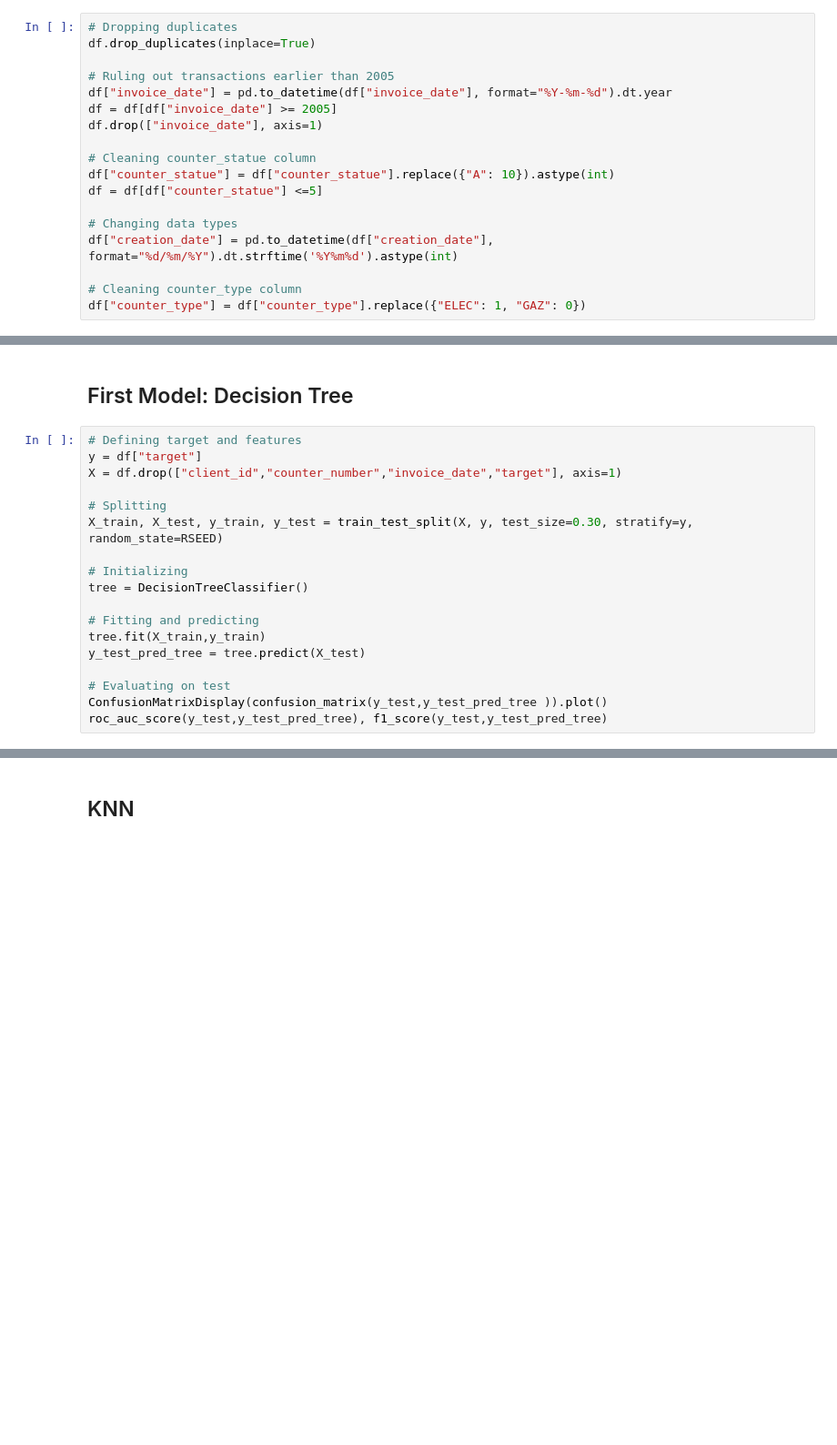
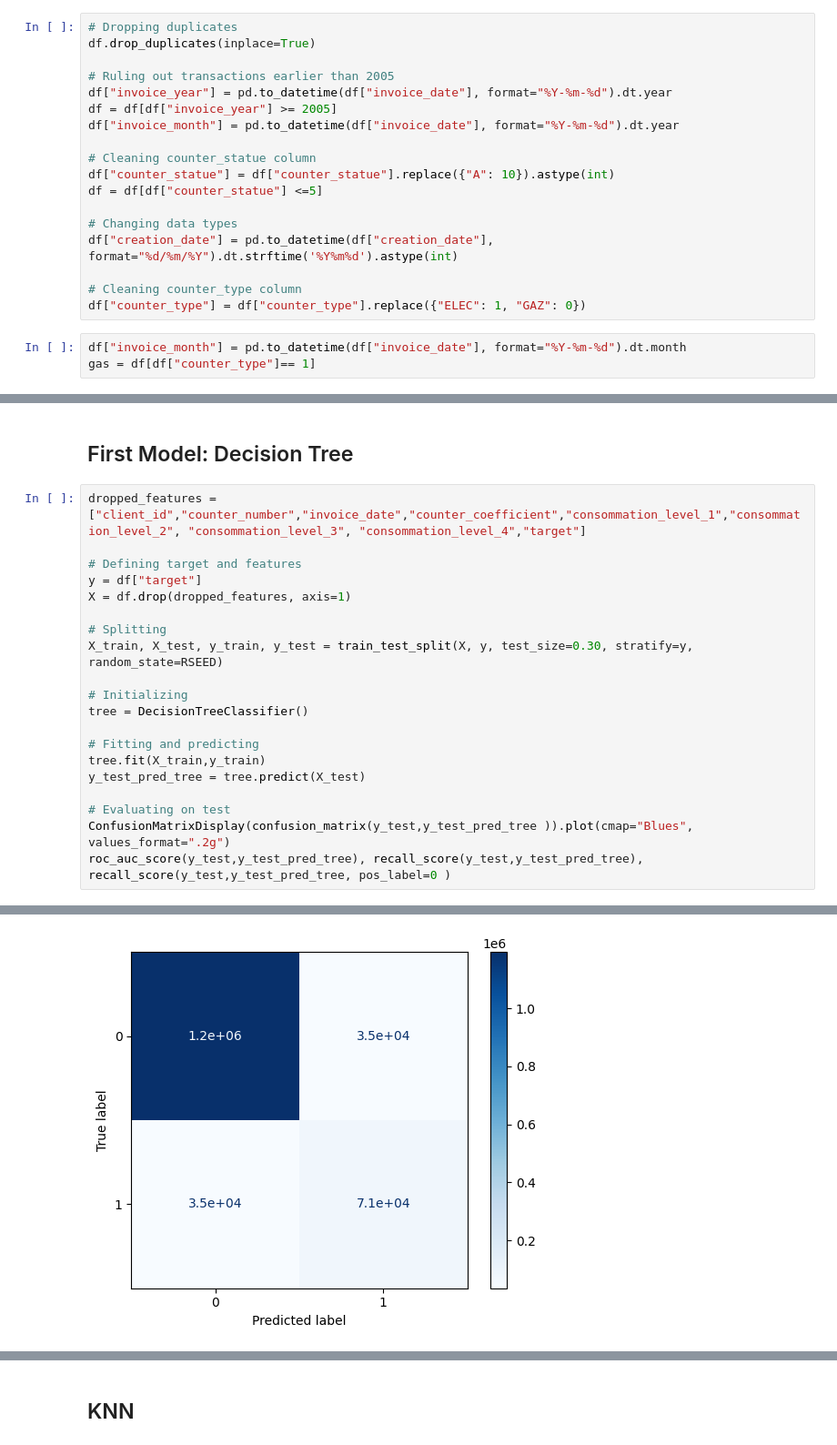
Before and after one commit to jottemka/ml_project_neuefische, a Jupyter notebook: EDA-and-modeling_jakob.ipynb, the cells around one changed output, grey strips where cells are left out. Shown: that part at 91% size. Saved outputs shown, nothing was run; the diff lists cells and outputs as text; blank space fills up the shorter version.

```diff
--- a/EDA-and-modeling_jakob.ipynb
+++ b/EDA-and-modeling_jakob.ipynb
@@ -78,9 +78,9 @@ display(df)
 df.drop_duplicates(inplace=True)
 
 # Ruling out transactions earlier than 2005
-df["invoice_date"] = pd.to_datetime(df["invoice_date"], format="%Y-%m-%d").dt.year
-df = df[df["invoice_date"] >= 2005]
-df.drop(["invoice_date"], axis=1)
+df["invoice_year"] = pd.to_datetime(df["invoice_date"], format="%Y-%m-%d").dt.year
+df = df[df["invoice_year"] >= 2005]
+df["invoice_month"] = pd.to_datetime(df["invoice_date"], format="%Y-%m-%d").dt.year
 
 # Cleaning counter_statue column
 df["counter_statue"] = df["counter_statue"].replace({"A": 10}).astype(int)
@@ -91,6 +91,9 @@ df["creation_date"] = pd.to_datetime(df["creation_date"], format="%d/%m/%Y").dt.
 
 # Cleaning counter_type column
 df["counter_type"] = df["counter_type"].replace({"ELEC": 1, "GAZ": 0})
+# %%
+df["invoice_month"] = pd.to_datetime(df["invoice_date"], format="%Y-%m-%d").dt.month
+gas = df[df["counter_type"]== 1]
 # %% [markdown]
 ## Column Information
 
@@ -132,9 +135,11 @@ roc_auc_score(y,coinflip)
 # %% [markdown]
 ## First Model: Decision Tree
 # %%
+dropped_features = ["client_id","counter_number","invoice_date","counter_coefficient","consommation_level_1","consommation_level_2", "consommation_level_3", "consommation_level_4","target"]
+
 # Defining target and features
 y = df["target"]
-X = df.drop(["client_id","counter_number","invoice_date","target"], axis=1)
+X = df.drop(dropped_features, axis=1)
 
 # Splitting
 X_train, X_test, y_train, y_test = train_test_split(X, y, test_size=0.30, stratify=y, random_state=RSEED)
@@ -147,5 +152,6 @@ tree.fit(X_train,y_train)
 y_test_pred_tree = tree.predict(X_test)
 
 # Evaluating on test
-ConfusionMatrixDisplay(confusion_matrix(y_test,y_test_pred_tree )).plot()
-roc_auc_score(y_test,y_test_pred_tree), f1_score(y_test,y_test_pred_tree)
+ConfusionMatrixDisplay(confusion_matrix(y_test,y_test_pred_tree )).plot(cmap="Blues", values_format=".2g")
+roc_auc_score(y_test,y_test_pred_tree), recall_score(y_test,y_test_pred_tree), recall_score(y_test,y_test_pred_tree, pos_label=0 )
+# %% [output]
@@ -151,0 +159 @@ roc_auc_score(y_test,y_test_pred_tree), f1_score(y_test,y_test_pred_tree)
+[figure, added]
```
Also changed, not shown: parts of 3 cells of this notebook, 6 other files.
